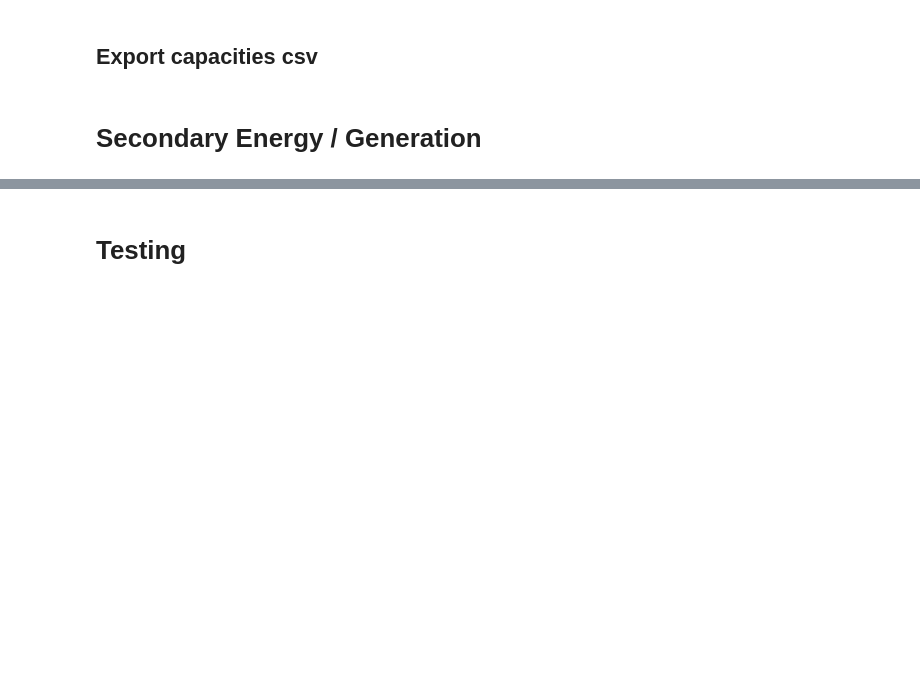
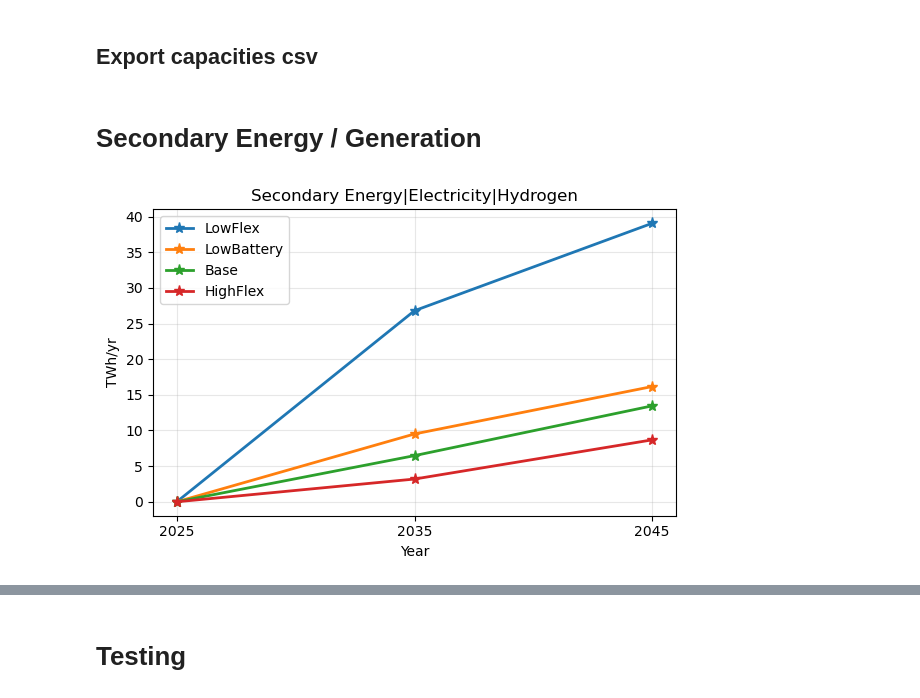
Before and after one commit to JulianGeis/pypsa-de-flex, a Jupyter notebook: flex_notebooks/scenario_comparison.ipynb, the cells around one changed output, grey strips where cells are left out. Cells and saved outputs as stored; diff of their text form; code cells hidden in the pictures; blank space fills up the shorter version.

```diff
--- a/flex_notebooks/scenario_comparison.ipynb
+++ b/flex_notebooks/scenario_comparison.ipynb
@@ -188,7 +1131,9 @@ for year in [2045]:
 # %% [markdown]
 # Secondary Energy / Generation
 # %%
-# plot_variable("Secondary Energy|Electricity|Gas", results, scenarios)
-plot_variable("Secondary Energy|Electricity|Hydrogen", results, scenarios)
+# plot_variable("Secondary Energy|Electricity|Gas", variables, scenarios)
+plot_variable("Secondary Energy|Electricity|Hydrogen", variables, scenarios)
+# %% [output]
+[figure, added]
 # %%
 for year in [2045]:
```
Also changed, not shown: parts of 44 cells of this notebook, 7 other files.
